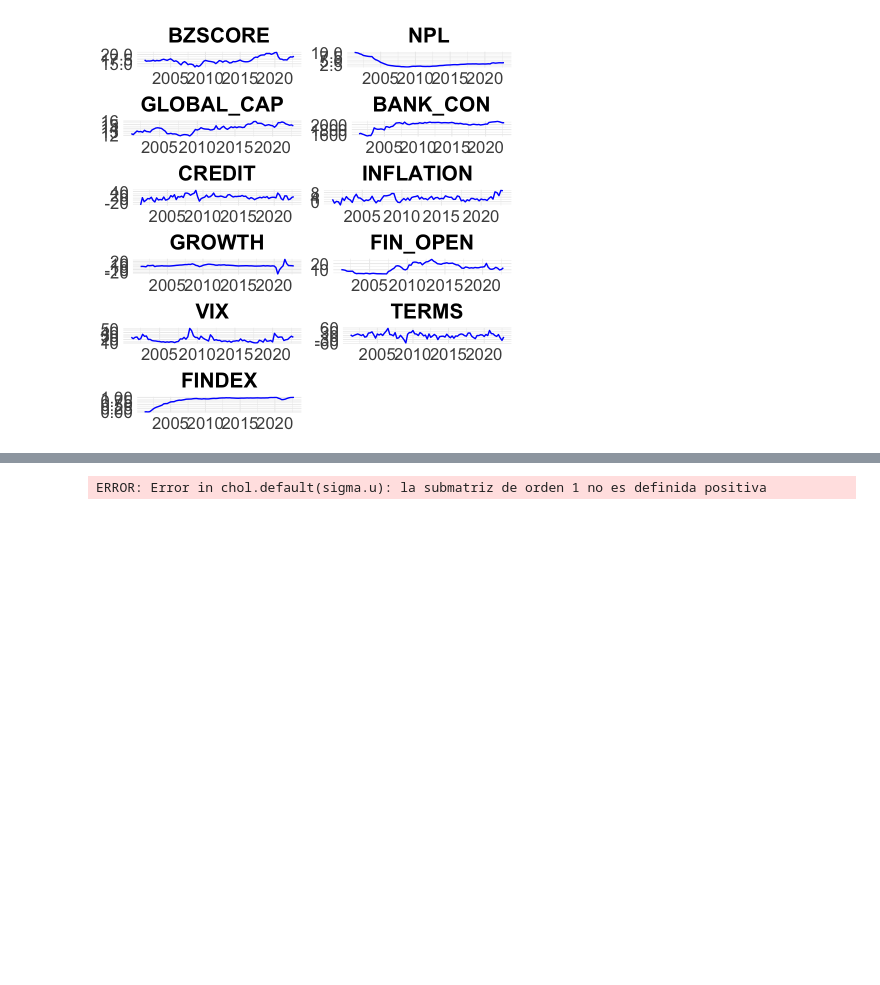
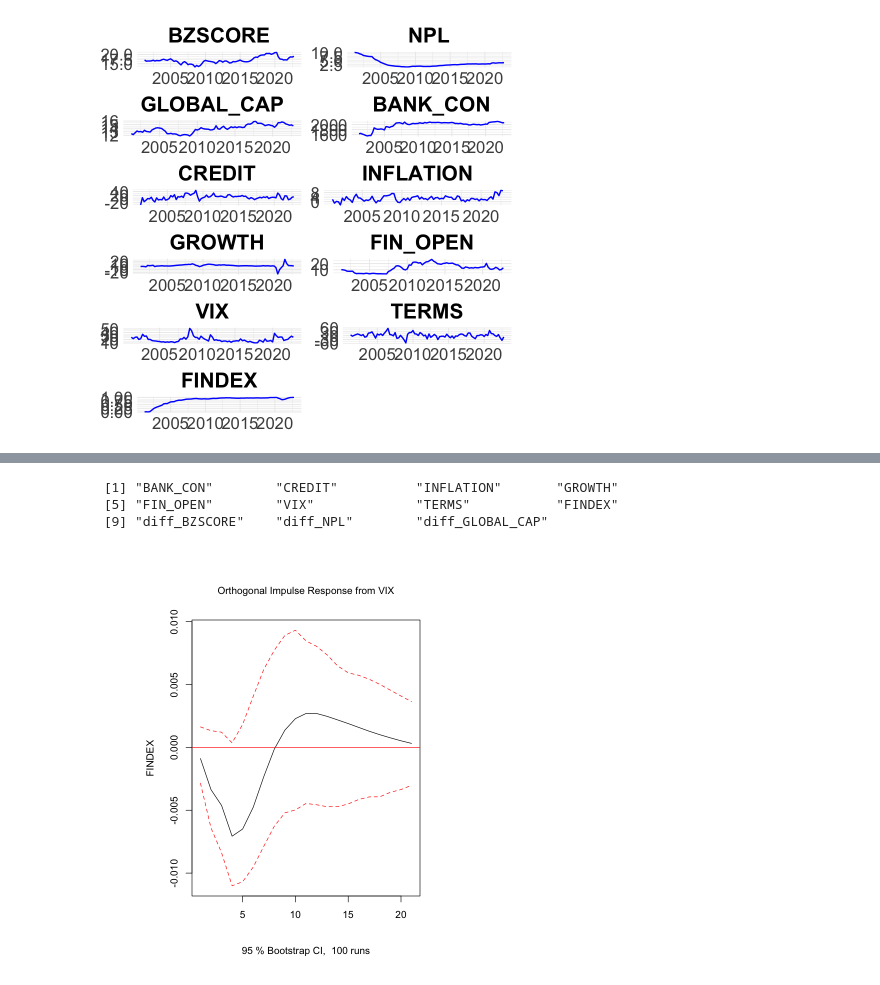
Before and after one commit to GabrielDelCarpio/Tesis-paper, a Jupyter notebook: Tesis data/Estadística descriptiva.ipynb, the cells around one changed output, grey strips where cells are left out. Cells and saved outputs as stored; diff of their text form; code cells hidden in the pictures; blank space fills up the shorter version.

```diff
--- a/Tesis data/Estadística descriptiva.ipynb
+++ b/Tesis data/Estadística descriptiva.ipynb
@@ -206,13 +146,14 @@ print(unstable_variables)
 data_df <- as.data.frame(data_ts)
 colnames(data_df)
 
+library(dplyr)
+
 data_df <- data_df %>%
   mutate(
-    BZSCORE_diff = c(NA, diff(log(BZSCORE))),
-    NPL_diff = c(NA, diff(log(NPL))),
-    GLOBAL_CAP_diff = c(NA, diff(log(GLOBAL_CAP)))  # Cambié GLOBAL_CAP a GOBLAL_CAP
+    diff_BZSCORE = c(NA, diff(log(BZSCORE))),
+    diff_NPL = c(NA, diff(log(NPL))),
+    diff_GLOBAL_CAP = c(NA, diff(log(GLOBAL_CAP)))  # Cambié GLOBAL_CAP a GOBLAL_CAP
   )
 
-# Verifica el resultado
-head(data_df)
+data_df <- data_df[, !(names(data_df) %in% c("BZSCORE", "NPL", "GLOBAL_CAP"))]
 # %% [output]
@@ -240,0 +189,4 @@ A matrix: 6 x 12 of type dbl
+# %%
+data_ts <- ts(data_df, start = c(2001, 2), frequency = 4)
+# Verifica las primeras filas para confirmar que las columnas fueron eliminadas
+head(data_ts)
@@ -247,16 +232,22 @@ AIC(n)  HQ(n)  SC(n) FPE(n)
+# %%
+colnames(data_df)
+# %% [output]
+ [1] "BANK_CON"        "CREDIT"          "INFLATION"       "GROWTH"
+ [5] "FIN_OPEN"        "VIX"             "TERMS"           "FINDEX"
+ [9] "diff_BZSCORE"    "diff_NPL"        "diff_GLOBAL_CAP"
 # %%
-var_model <- VAR(data_ts, p = 6, type = "const")
+var_model <- VAR(data_ts, p = 2, type = "const")
 
 # Generación de las Impulse Response Functions (IRF)
-irf_result <- irf(var_model, impulse = "FINDEX", response = "GROWTH", n.ahead = 10, boot = TRUE)
+irf_result <- irf(var_model, impulse = "VIX", response = "FINDEX", n.ahead = 20, boot = TRUE)
 
 # Función para graficar la IRF de manera dinámica
-plot_irf <- function(var_model, impulse_var, response_var, n_ahead = 10) {
+plot_irf <- function(var_model, impulse_var, response_var, n_ahead = 20) {
   irf_result <- irf(var_model, impulse = impulse_var, response = response_var, n.ahead = n_ahead, boot = TRUE)
   plot(irf_result)
 }
 
 # Uso de la función para graficar IRF de "VIX" en "INFLATION"
-plot_irf(var_model, impulse_var = "FINDEX", response_var = "GROWTH", n_ahead = 10)
+plot_irf(var_model, impulse_var = "VIX", response_var = "FINDEX", n_ahead = 20)
 # %% [output]
-ERROR: Error in chol.default(sigma.u): la submatriz de orden 1 no es definida positiva
+[figure, added]
```
Also changed, not shown: parts of 11 cells of this notebook, 13 other files.
